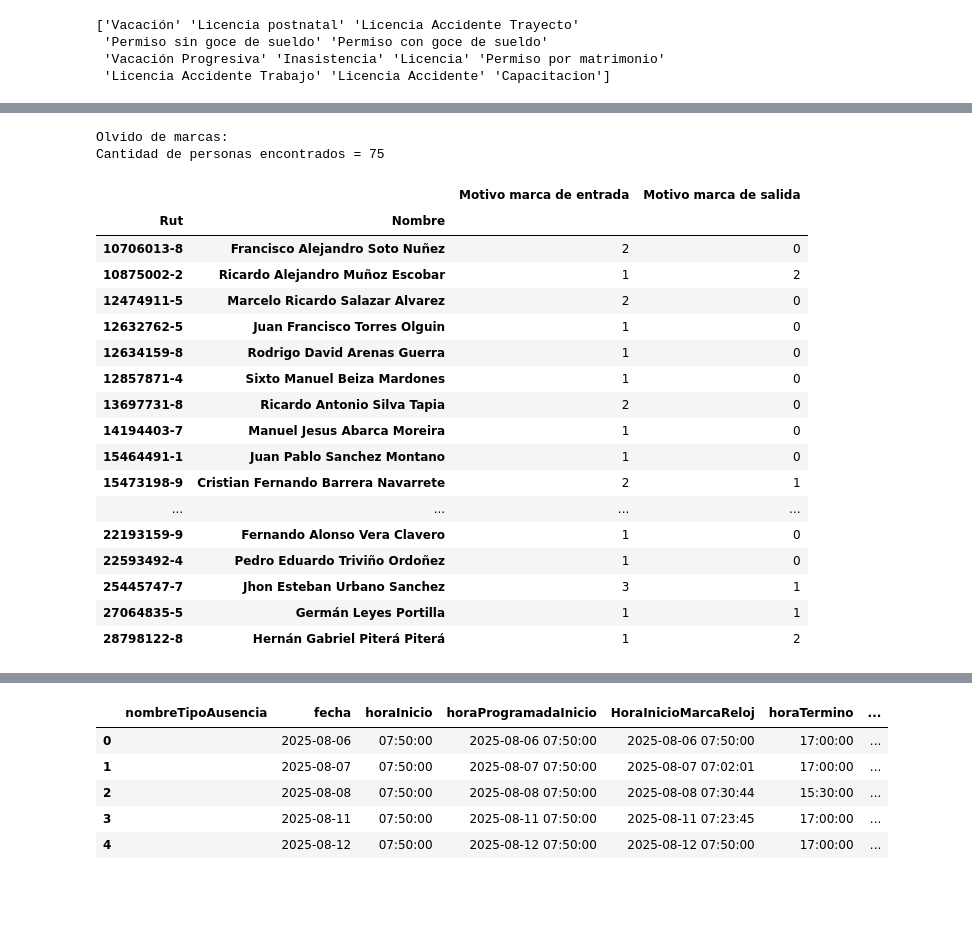
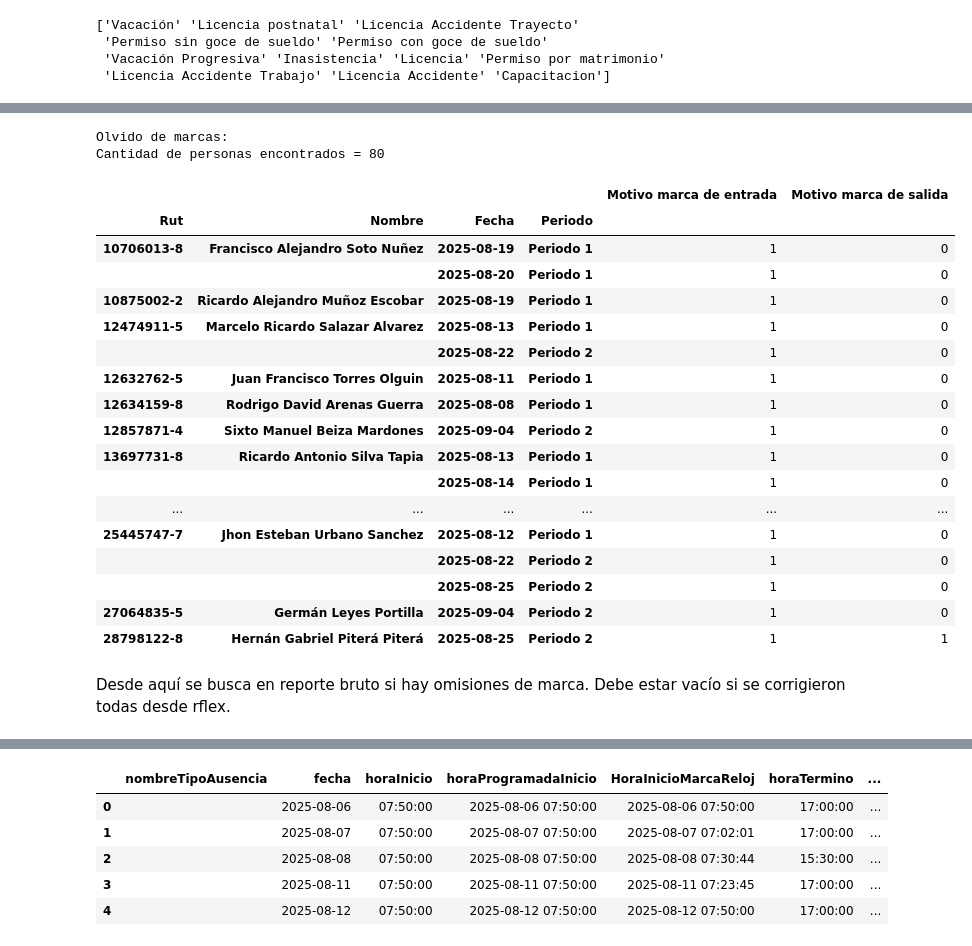
Before and after one commit to bgacitua/contenedor_cramer, a Jupyter notebook: Scripts de Python/Script Bono Asistencia/script_bono_asistencia_v3_final.ipynb, the cells around one changed output, grey strips where cells are left out. Drawn from its saved outputs; the diff is of its cells as text; code cells hidden in the pictures; blank space fills up the shorter version.

```diff
--- a/Scripts de Python/Script Bono Asistencia/script_bono_asistencia_v3_final.ipynb
+++ b/Scripts de Python/Script Bono Asistencia/script_bono_asistencia_v3_final.ipynb
@@ -206,6 +206,6 @@ memory usage: 3.4+ KB
 # %%
 #Importa dataframe de marcas corregidas
-df_marcas = pd.read_excel(r"C:\Users\bgacitua\Desktop\Repositorio_GitHub\Scripts de Python\Script Bono Asistencia\Archivos de trabajo\reporte_turnos_marcas_corregidas_para_base_septiembre_bono.xlsx")
-#display(df_marcas.head())
+df_marcas = pd.read_excel(r"C:\Users\bgacitua\Desktop\Repositorio_GitHub\Scripts de Python\Script Bono Asistencia\Archivos de trabajo\reporte_turnos_marcas_corregidas_20250910164646.xlsx")
+display(df_marcas.head())
 df_marcas.info()
 # %% [output]
@@ -316,7 +309,7 @@ Filas después del filtro: 634
 # %%
 ## -- Limpiar df_atrasos -- ##
 
-#Limpieza del formato de las columnas con datetime
+#Limpieza del formato de las columnas con datetime para dejar solo la hora
 columnas_a_limpiar = ['horaProgramadaInicio', 'HoraInicioMarcaReloj', 'horaProgramadaTermino', 'HoraTerminoMarcaReloj']
 
 for columna in columnas_a_limpiar:
@@ -329,10 +322,11 @@ df_atrasos['nombreCompleto'] = df_atrasos['nombre'].str.cat([
     df_atrasos['apellidoMaterno']], sep=' ', na_rep='')
 
 #Verificar los cambios
-display(df_atrasos.head())
+#display(df_atrasos.head())
 
 #Filtrar por los puestos sujetos a bono asistencia
 puestos_filtrados = [
+'Analista de Calidad y Procesos',
 'Asistente De Servicios Generales',
 'Analista de Control De Calidad',
 'Analista De Microbiología',
@@ -351,6 +345,7 @@ puestos_filtrados = [
 'Operario Almacenamiento y Gestión de Residuos',
 'Peoneta']
 
+#Mostrar dataframe filtrado de las personas con puestos sujetos a bono asistencia
 df_atrasos_filtrado = df_atrasos[df_atrasos['PuestoIntegracion_trabajador'].isin(puestos_filtrados)]
 print(f"Filas originales: {df_atrasos.shape[0]}")
 print(f"Filas después del filtro: {df_atrasos_filtrado.shape[0]}")
@@ -397,7 +370,24 @@ memory usage: 3.4+ KB
 # %% [markdown]
 #3 Procesamiento de dataframes
 # %%
+#Asignar periodo de fecha a los atrasos
+import pandas as pd
+
+fecha_inicio_q1 = pd.Timestamp('2025-08-06')
+fecha_fin_q1 = pd.Timestamp('2025-08-20')
+fecha_inicio_q2 = pd.Timestamp('2025-08-21')
+fecha_fin_q2 = pd.Timestamp('2025-09-04')
+
 #Agrupamiento y resumen de permisos, licencias e inasistencias
+#Este agrupamiento sirve únicamente para el formato pedido por Juan Cárcamo
+
+df_incidencias['start_date'] = pd.to_datetime(df_incidencias['start_date'], errors='coerce')
+
+df_incidencias['periodo'] = df_incidencias['start_date'].apply(
+    lambda x: 'Periodo 1' if fecha_inicio_q1 <= x <= fecha_fin_q1 else (
+        'Periodo 2' if fecha_inicio_q2 <= x <= fecha_fin_q2 else 'Fuera de rango'
+    )
+)
 
 resumen_incidencias = df_incidencias.groupby(['rut', 'full_name', 'tabla_origen']).agg({
     'tabla_origen': 'count',  # Contar total de incidencias
@@ -484,38 +505,48 @@ print(df_atrasos_filtrado_permisos['nombreTipoAusencia'].unique())
 # %%
 #Olvido marcas -- Procesar reporte de marcas corregidas y reporte bruto combinado de rflex.
 #Filtrar y agrupar a las personas con olvido de marcas
 
 #Reporte de marcas corregidas - Rflex
-df_marcas_filtrado = df_marcas_filtrado[df_marcas_filtrado['Trabajo - Cargo'].isin(puestos_filtrados)]
+df_marcas_filtrado = df_marcas_filtrado[df_marcas_filtrado['Puesto'].isin(puestos_filtrados)]
 
-resumen_olvido_marcas = df_marcas_filtrado.groupby(['Rut', 'Nombre']).agg({
+df_marcas_filtrado['Fecha'] = pd.to_datetime(df_marcas_filtrado['Fecha'], format='%d-%m-%Y', errors='coerce')
+
+df_marcas_filtrado['Periodo'] = df_marcas_filtrado['Fecha'].apply(
+    lambda x: 'Periodo 1' if fecha_inicio_q1 <= x <= fecha_fin_q1 else (
+        'Periodo 2' if fecha_inicio_q2 <= x <= fecha_fin_q2 else 'Fuera de rango'
+    )
+)
+
+resumen_olvido_marcas = df_marcas_filtrado.groupby(['Rut', 'Nombre', 'Fecha', 'Periodo']).agg({
     'Motivo marca de entrada': 'count',
     'Motivo marca de salida' : 'count'
 })  # Contar total de olvido de marcas
 
 print("Olvido de marcas:")
 print(f'Cantidad de personas encontrados = {resumen_olvido_marcas.shape[0]}')
 #display(resumen_olvido_marcas)
 display(resumen_olvido_marcas[resumen_olvido_marcas['Motivo marca de entrada'] != 0])
 # %% [output]
 Olvido de marcas:
-Cantidad de personas encontrados = 75
+Cantidad de personas encontrados = 80
-|  |  | Motivo marca de entrada | Motivo marca de salida |
-| Rut | Nombre |  |  |
-| 10706013-8 | Francisco Alejandro Soto Nuñez | 2 | 0 |
-| 10875002-2 | Ricardo Alejandro Muñoz Escobar | 1 | 2 |
-| 12474911-5 | Marcelo Ricardo Salazar Alvarez | 2 | 0 |
-| 12632762-5 | Juan Francisco Torres Olguin | 1 | 0 |
-| 12634159-8 | Rodrigo David Arenas Guerra | 1 | 0 |
-| 12857871-4 | Sixto Manuel Beiza Mardones | 1 | 0 |
-| 13697731-8 | Ricardo Antonio Silva Tapia | 2 | 0 |
-| 14194403-7 | Manuel Jesus Abarca Moreira | 1 | 0 |
-| 15464491-1 | Juan Pablo Sanchez Montano | 1 | 0 |
-| 15473198-9 | Cristian Fernando Barrera Navarrete | 2 | 1 |
-| ... | ... | ... | ... |
-| 22193159-9 | Fernando Alonso Vera Clavero | 1 | 0 |
-| 22593492-4 | Pedro Eduardo Triviño Ordoñez | 1 | 0 |
-| 25445747-7 | Jhon Esteban Urbano Sanchez | 3 | 1 |
-| 27064835-5 | Germán Leyes Portilla | 1 | 1 |
-| 28798122-8 | Hernán Gabriel Piterá Piterá | 1 | 2 |
+|  |  |  |  | Motivo marca de entrada | Motivo marca de salida |
+| Rut | Nombre | Fecha | Periodo |  |  |
+| 10706013-8 | Francisco Alejandro Soto Nuñez | 2025-08-19 | Periodo 1 | 1 | 0 |
+|  |  | 2025-08-20 | Periodo 1 | 1 | 0 |
+| 10875002-2 | Ricardo Alejandro Muñoz Escobar | 2025-08-19 | Periodo 1 | 1 | 0 |
+| 12474911-5 | Marcelo Ricardo Salazar Alvarez | 2025-08-13 | Periodo 1 | 1 | 0 |
+|  |  | 2025-08-22 | Periodo 2 | 1 | 0 |
+| 12632762-5 | Juan Francisco Torres Olguin | 2025-08-11 | Periodo 1 | 1 | 0 |
+| 12634159-8 | Rodrigo David Arenas Guerra | 2025-08-08 | Periodo 1 | 1 | 0 |
+| 12857871-4 | Sixto Manuel Beiza Mardones | 2025-09-04 | Periodo 2 | 1 | 0 |
+| 13697731-8 | Ricardo Antonio Silva Tapia | 2025-08-13 | Periodo 1 | 1 | 0 |
+|  |  | 2025-08-14 | Periodo 1 | 1 | 0 |
+| ... | ... | ... | ... | ... | ... |
+| 25445747-7 | Jhon Esteban Urbano Sanchez | 2025-08-12 | Periodo 1 | 1 | 0 |
+|  |  | 2025-08-22 | Periodo 2 | 1 | 0 |
+|  |  | 2025-08-25 | Periodo 2 | 1 | 0 |
+| 27064835-5 | Germán Leyes Portilla | 2025-09-04 | Periodo 2 | 1 | 0 |
+| 28798122-8 | Hernán Gabriel Piterá Piterá | 2025-08-25 | Periodo 2 | 1 | 1 |
+# %% [markdown]
+Desde aquí se busca en reporte bruto si hay omisiones de marca. Debe estar vacío si se corrigieron todas desde rflex.
 # %%
```
Also changed, not shown: parts of 37 cells of this notebook, 7 other files.
